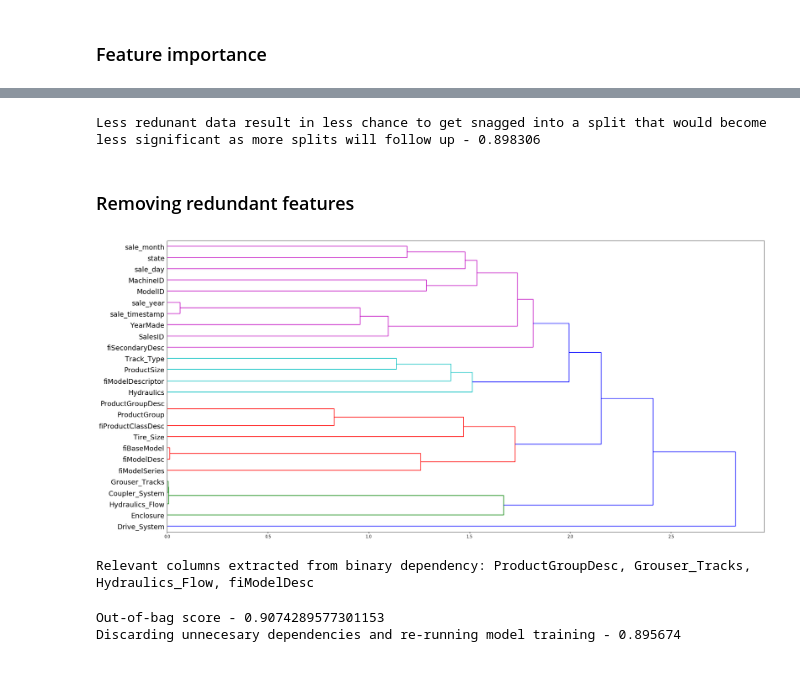
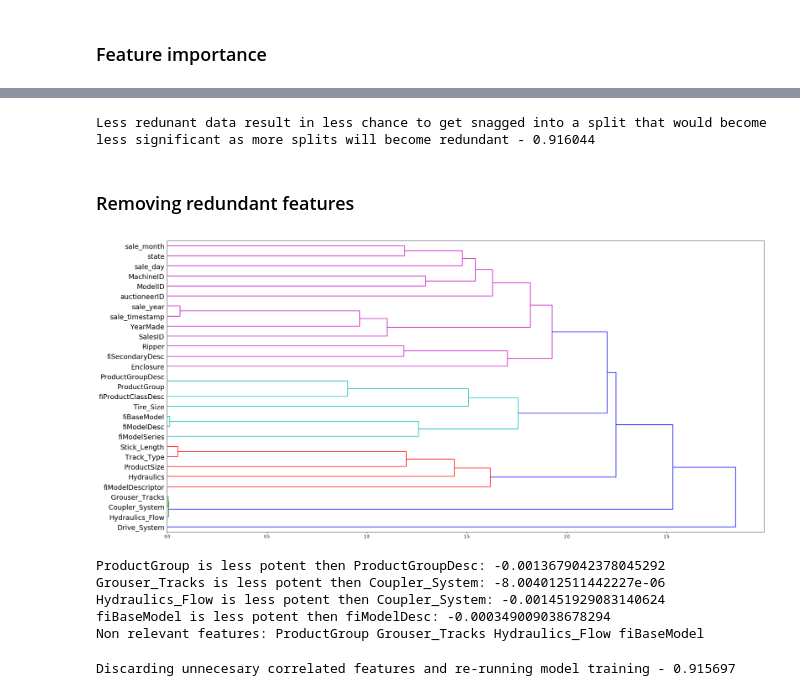
Before and after one commit to DomainFlag/DataScienceNotes, a Jupyter notebook: auction_sale_price/auction_sale_price.ipynb, the cells around one changed output, grey strips where cells are left out. Cells and saved outputs as stored; diff of their text form; code cells hidden in the pictures.

Commit message:
added more robust functionality for retrieving relevant features, added extrapolation, final model score

```diff
--- a/auction_sale_price/auction_sale_price.ipynb
+++ b/auction_sale_price/auction_sale_price.ipynb
@@ -58,12 +59,17 @@ def trans_categorical(data_frame):
             data_frame[label] = data_frame[label].astype("category")
 
 
-def trans_numerical(data_frame, target):
+def trans_numerical(data_frame, target, suffle_data_frame = True):
     ''' helper function for retrieving numerical features and targets,
     null values are transformed into the median value of the column. '''
 
     # copy the data frame
     data_frame_c = data_frame.copy()
+
+    if(suffle_data_frame):
+
+        # shuffle rows as we are dealing with data non-sequence
+        data_frame_c = data_frame_c.sample(frac = 1).reset_index(drop = True)
 
     # loop through each col and normalize
     for label, column in data_frame_c.items():
@@ -144,11 +150,12 @@ def split_dataset(data, threshold, columns = None):
     # provisional data copied
     data_prov = data.copy()
 
-    # filter columns
     if(columns is not None):
+
+        # filter columns
         data_prov = data_prov[columns]
 
-    return data_prov[threshold:], data_prov[:threshold].copy()
+    return data_prov[threshold:], data_prov[:threshold]
 
 def split_data(features, targets, threshold, columns = None):
     ''' helper function to split data into training and validation set '''
@@ -228,11 +235,11 @@ p[~pd.isnull(p.SalePrice)].plot("Enclosure", "Pred", "barh", xerr = "PredDeviati
 # %% [markdown]
 ### Feature importance
 # %%
-def extract_feature_importances(model, data, trim = -1, threshold = None):
+def extract_feature_importances(model, columns, trim = -1, threshold = None):
     ''' helper function to extract feature importances '''
 
     # create a feature importances data frame
-    feature_importances = pd.DataFrame({"columns" : data.columns, "importance" : model.feature_importances_})
+    feature_importances = pd.DataFrame({"columns" : columns, "importance" : model.feature_importances_})
 
     # descending ordering and trim
     feature_importances = feature_importances.sort_values("importance", ascending = False)[:trim]
@@ -244,8 +251,8 @@ def extract_feature_importances(model, data, trim = -1, threshold = None):
     return feature_importances
 # %%
 # extracting feature importances
-feature_importances = extract_feature_importances(model, train[0], threshold = 0.003)
+feature_importances = extract_feature_importances(model, train[0].columns, threshold = 0.002)
 
-feature_importances.head(n = 10)
+feature_importances.head(n = 6)
 # %% [output]
 |  | columns | importance |
@@ -262,14 +304,11 @@ feature_importances.head(n = 10)
 # %%
-# extracting train and validation set with filtered columns based on importance
-train_f, valid_f = split_data(features, targets, threshold = 12000, columns = feature_importances["columns"])
-
 # re-run model training
-model_f, score_f = pred_model(train_f, valid_f, n_estimators = 40, min_samples_leaf = 6, max_features = 0.6)
+mode, score = model_validate(features, targets, threshold = 12000, columns = feature_importances["columns"])
 
 print(f"Less redunant data result in less chance to get snagged into a split that would become less\
- significant as more splits will follow up - {round(score_f, 6)}")
+ significant as more splits will become redundant - {round(score, 6)}")
 # %% [output]
-Less redunant data result in less chance to get snagged into a split that would become less significant as more splits will follow up - 0.898306
+Less redunant data result in less chance to get snagged into a split that would become less significant as more splits will become redundant - 0.916044
 # %% [markdown]
 ### Removing redundant features
 # %%
@@ -340,23 +444,19 @@ def extract_relevant_dependencies(features, clusters, threshold):
 # %%
-clusters, features_filtered = generate_feature_dependencies(features, columns = feature_importances["columns"])
+clusters, features_filtered = generate_feature_dependencies(features, columns = list(feature_importances["columns"]))
 # %% [output]
-[figure, old version]
+[figure, new version]
 # %%
-columns_relevant = extract_relevant_dependencies(features_filtered, clusters, 0.02)
+features_relevant = extract_relevant_dependencies(features_filtered, clusters, 0.03, show = True)
+# %% [output]
+ProductGroup is less potent then ProductGroupDesc: -0.0013679042378045292
+Grouser_Tracks is less potent then Coupler_System: -8.004012511442227e-06
+Hydraulics_Flow is less potent then Coupler_System: -0.001451929083140624
+fiBaseModel is less potent then fiModelDesc: -0.000349009038678294
+Non relevant features: ProductGroup Grouser_Tracks Hydraulics_Flow fiBaseModel
-# %%
-print("Relevant columns extracted from binary dependency: " +\
-      ", ".join(features_filtered.columns[columns_relevant].tolist()))
-# %% [output]
-Relevant columns extracted from binary dependency: ProductGroupDesc, Grouser_Tracks, Hydraulics_Flow, fiModelDesc
-# %%
-# extracting train and validation set with filtered columns based on importance
-train_ff, valid_ff = split_data(features, targets, threshold = 12000, columns = columns_relevant)
-
-# re-run model training
-model_ff, score_ff = pred_model(train_ff, valid_ff, n_estimators = 40,\
-                                min_samples_leaf = 6, max_features = 0.6, oob_score = True)
-
-print(f"Discarding unnecesary dependencies and re-running model training - {round(score_ff, 6)}")
-# %% [output]
-Out-of-bag score - 0.9074289577301153
-Discarding unnecesary dependencies and re-running model training - 0.895674
+# %%
+# re-run model training
+model, score = model_validate(features, targets, threshold = 12000, columns = features_relevant)
+
+print(f"Discarding unnecesary correlated features and re-running model training - {round(score, 6)}")
+# %% [output]
+Discarding unnecesary correlated features and re-running model training - 0.915697
```
Also changed, not shown: parts of 28 cells of this notebook, 1 other file.
